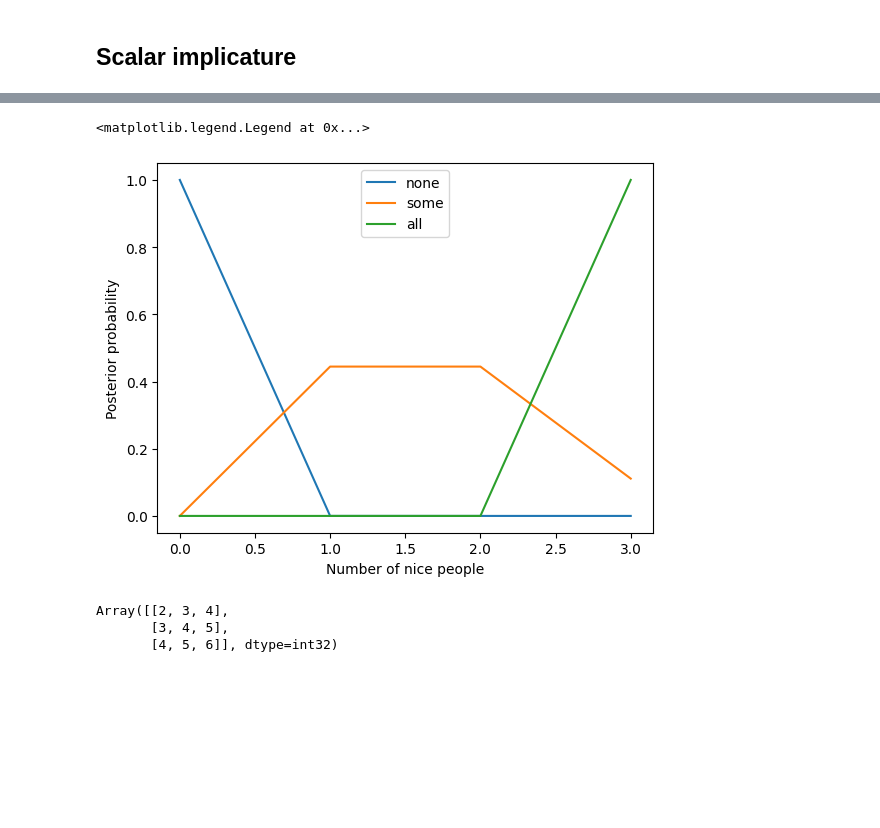
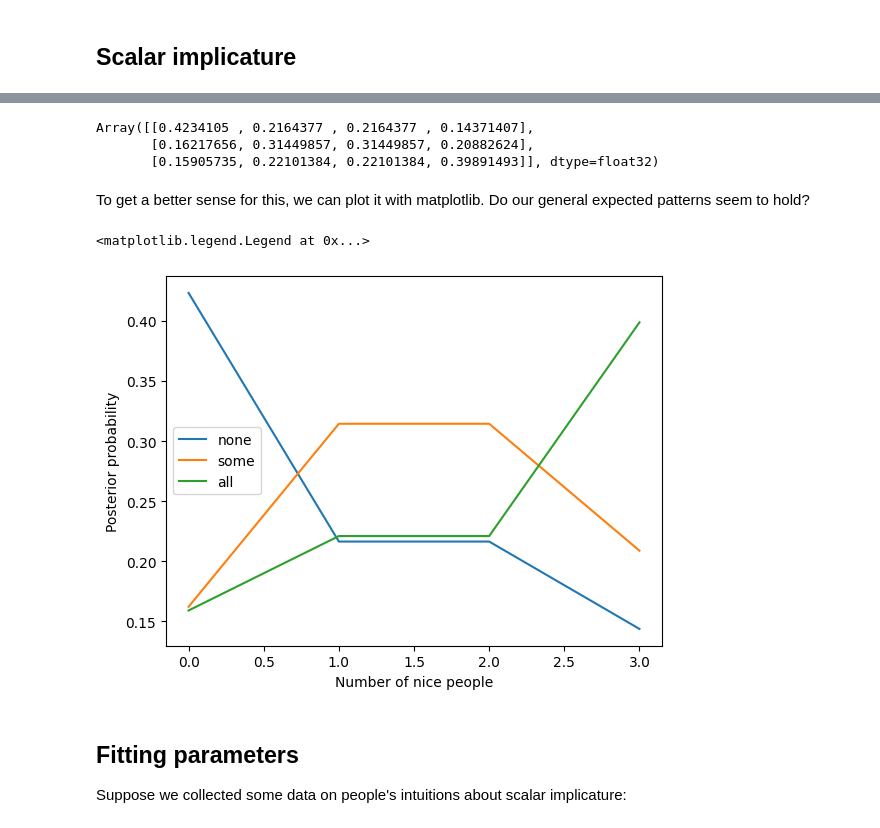
Before and after one commit to kach/memo, a Jupyter notebook: Memonomicon.ipynb, the cells around one changed output, grey strips where cells are left out. Drawn from its saved outputs; the diff is of its cells as text; code cells hidden in the pictures; blank space fills up the shorter version.

```diff
--- a/Memonomicon.ipynb
+++ b/Memonomicon.ipynb
@@ -167,0 +144,4 @@ print(scalar())
+# %%
+@jax.jit
+def meaning(n, u):  # (none)  (some)  (all)
+    return np.array([ n == 0, n > 0, n == 3 ])[u]
@@ -167,0 +150,15 @@ print(scalar())
+# %%
+@memo
+def scalar[n: N, u: U](beta):
+    cast: [speaker, listener]
+    listener: thinks[
+        speaker: given(n in N, wpp=1),
+        speaker: chooses(u in U, wpp=imagine[
+            listener: knows(u),
+            listener: chooses(n in N, wpp=meaning(n, u)),
+            exp(beta * E[listener.n == n])
+        ])
+    ]
+    listener: observes [speaker.u] is u
+    listener: chooses(n in N, wpp=E[speaker.n == n])
+    return E[listener.n == n]
@@ -168,21 +173,21 @@ print(scalar())
+# %%
+scalar(1)
+# %% [output]
+Array([[0.4234105 , 0.2164377 , 0.2164377 , 0.14371407],
+       [0.16217656, 0.31449857, 0.31449857, 0.20882624],
+       [0.15905735, 0.22101384, 0.22101384, 0.39891493]], dtype=float32)
+# %% [markdown]
+To get a better sense for this, we can plot it with matplotlib. Do our general expected patterns seem to hold?
 # %%
 from matplotlib import pyplot as plt
-plt.plot(scalar().T, label=['none', 'some', 'all'])
+plt.plot(scalar(1).T, label=['none', 'some', 'all'])
 plt.xlabel('Number of nice people')
 plt.ylabel('Posterior probability')
 plt.legend()
 # %% [output]
 <matplotlib.legend.Legend at 0x...>
-[figure, old version]
+[figure, new version]
-# %%
-@memo
-def f():
-    cast: []
-    forall: a in cards
-    forall: b in cards
-    return a + b
-f()
-# %% [output]
-Array([[2, 3, 4],
-       [3, 4, 5],
-       [4, 5, 6]], dtype=int32)
+# %% [markdown]
+## Fitting parameters
+
+Suppose we collected some data on people's intuitions about scalar implicature:
```
Also changed, not shown: parts of 25 cells of this notebook.
